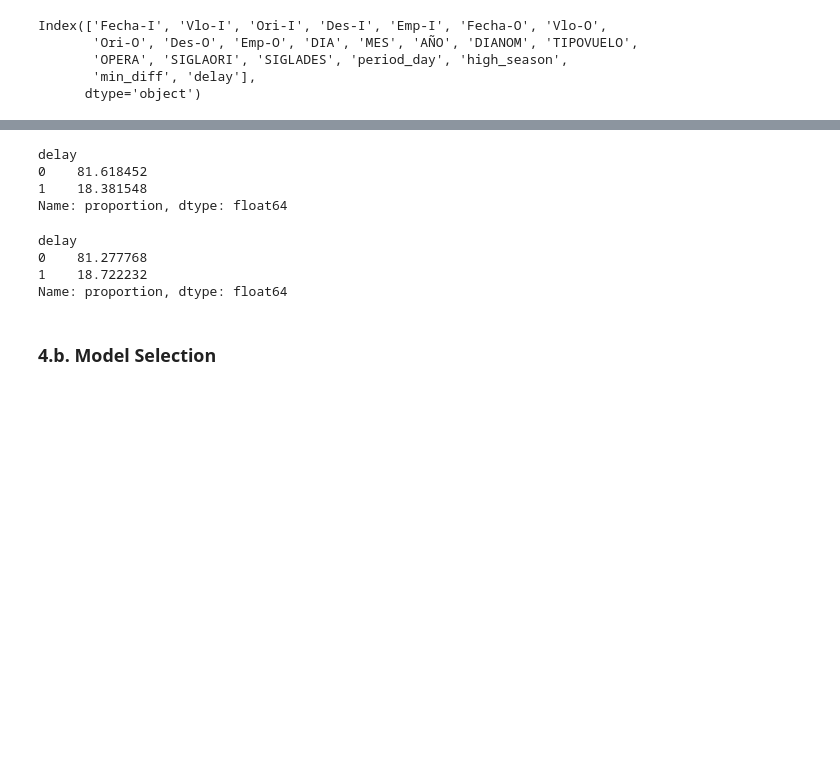
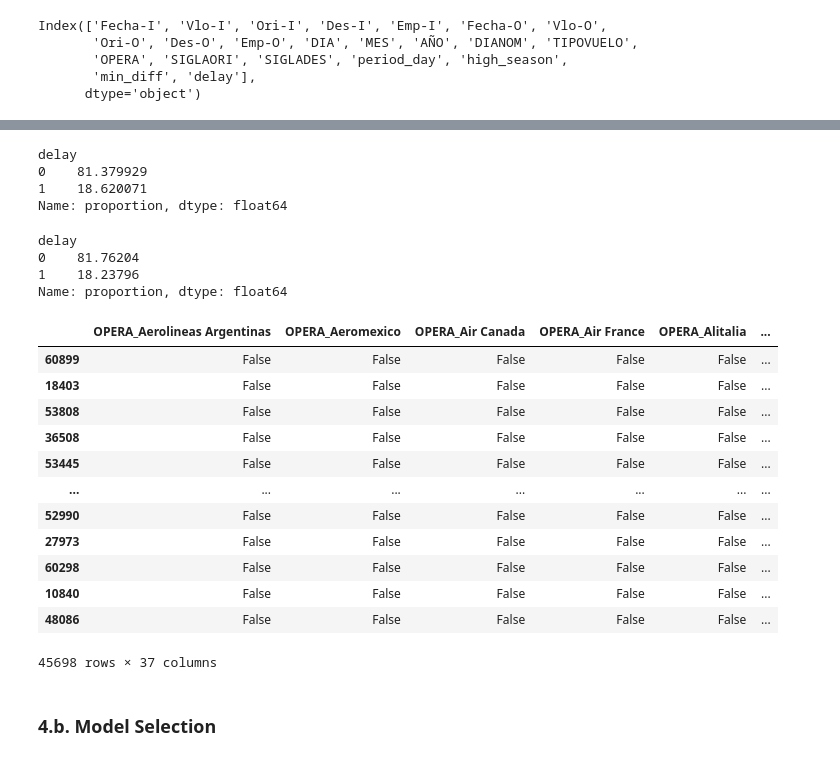
Before and after one commit to juanchate/mle_challenge, a Jupyter notebook: challenge/exploration.ipynb, the cells around one changed output, grey strips where cells are left out. Cells and saved outputs as stored; diff of their text form; code cells hidden in the pictures; blank space fills up the shorter version.

Commit message:
Model Operationalization Finished

```diff
--- a/challenge/exploration.ipynb
+++ b/challenge/exploration.ipynb
@@ -463,15 +444,12 @@ features
+# %%
+# We are not using SIGLADES and DIANOM because they are not in the top 10 features
+training_data = shuffle(data[['OPERA', 'MES', 'TIPOVUELO', 'SIGLADES', 'DIANOM', 'delay']], random_state = 111)
 # %%
 features = pd.concat([
-    pd.get_dummies(data['OPERA'], prefix = 'OPERA'),
-    pd.get_dummies(data['TIPOVUELO'], prefix = 'TIPOVUELO'),
-    pd.get_dummies(data['MES'], prefix = 'MES'),
-    pd.get_dummies(data['SIGLADES'], prefix = 'SIGLADES'),
-    pd.get_dummies(data['DIANOM'], prefix = 'DIANOM'),
-    pd.get_dummies(data['period_day'], prefix = 'period_day')],
+    pd.get_dummies(training_data['OPERA'], prefix = 'OPERA'),
+    pd.get_dummies(training_data['TIPOVUELO'], prefix = 'TIPOVUELO'),
+    pd.get_dummies(training_data['MES'], prefix = 'MES')],
     axis = 1
 )
+
+target = training_data['delay']
-# %%
-# Concatenate the features with the training data
-features = pd.concat([training_data, features], axis = 1).drop(columns=['delay'])
-
-target = data['delay']
@@ -501,16 +463,32 @@ train shape: (45698, 110) | test shape: (22508, 110)
 y_train.value_counts('%')*100
 # %% [output]
 delay
-0    81.618452
-1    18.381548
+0    81.379929
+1    18.620071
 Name: proportion, dtype: float64
 # %%
 y_test.value_counts('%')*100
 # %% [output]
 delay
-0    81.277768
-1    18.722232
+0    81.76204
+1    18.23796
 Name: proportion, dtype: float64
+# %%
+x_train
+# %% [output]
+|  | OPERA_Aerolineas Argentinas | OPERA_Aeromexico | OPERA_Air Canada | OPERA_Air France | OPERA_Alitalia | ... |
+| 60899 | False | False | False | False | False | ... |
+| 18403 | False | False | False | False | False | ... |
+| 53808 | False | False | False | False | False | ... |
+| 36508 | False | False | False | False | False | ... |
+| 53445 | False | False | False | False | False | ... |
+| ... | ... | ... | ... | ... | ... | ... |
+| 52990 | False | False | False | False | False | ... |
+| 27973 | False | False | False | False | False | ... |
+| 60298 | False | False | False | False | False | ... |
+| 10840 | False | False | False | False | False | ... |
+| 48086 | False | False | False | False | False | ... |
+45698 rows × 37 columns
 # %% [markdown]
 ### 4.b. Model Selection
 # %% [markdown]
```
Also changed, not shown: parts of 27 cells of this notebook, 21 other files.
